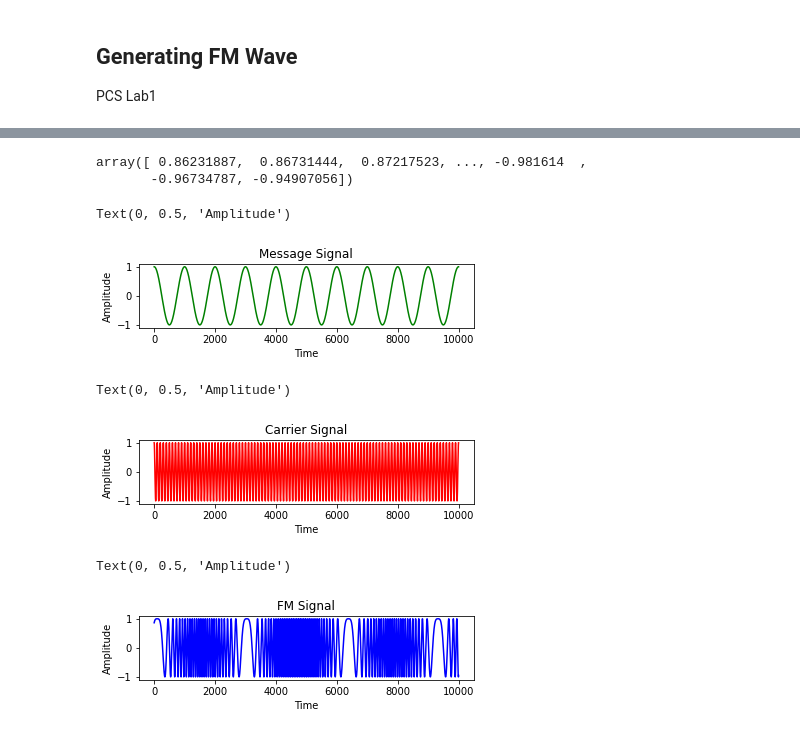
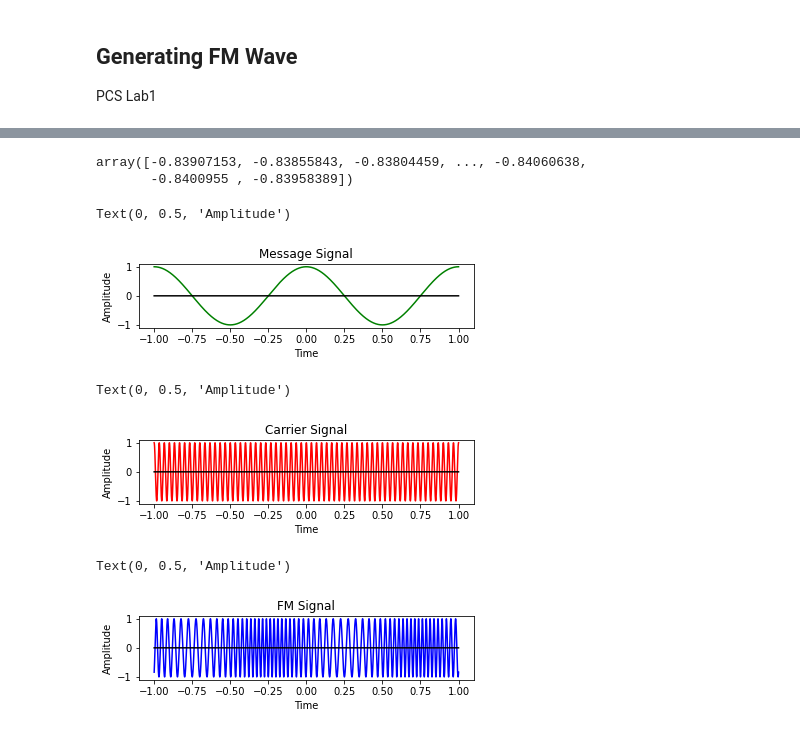
Before and after one commit to SravanChittupalli/PCS-LAB, a Jupyter notebook: generateFM.ipynb, the cells around one changed output, grey strips where cells are left out. Saved outputs shown, nothing was run; the diff lists cells and outputs as text; code cells hidden in the pictures.

```diff
--- a/generateFM.ipynb
+++ b/generateFM.ipynb
@@ -15,8 +16,8 @@ fm= 1   # modulation freq
 # %%
-T= 10    # TimePeriod in sec
+fs= 400000 # sampling freq
+T= 1    # TimePeriod in sec
 twopi= 2*np.pi
-beta = 100
 # %%
-t = np.linspace(0 , T, num=fs, endpoint=False)
+t = np.linspace(-T , T, num=fs, endpoint=False)
 t
 # %% [output]
@@ -25,4 +26,4 @@ array([0.000e+00, 1.000e-03, 2.000e-03, ..., 9.997e+00, 9.998e+00,
 # %%
-message = np.cos(twopi*fm*t)
+message = eval("np."+message_func)
 message
 # %% [output]
@@ -37,33 +37,36 @@ array([1.        , 0.99802673, 0.9921147 , ..., 0.98228725, 0.9921147 ,
 # %%
-output = np.cos(10*t + beta*np.cos(1*t))
+output = np.cos(twopi*fc*t + kf*message)
 output
 # %% [output]
-array([ 0.86231887,  0.86731444,  0.87217523, ..., -0.981614  ,
-       -0.96734787, -0.94907056])
+array([-0.83907153, -0.83855843, -0.83804459, ..., -0.84060638,
+       -0.8400955 , -0.83958389])
 # %%
 plt.subplot(3,1,1)
 plt.title("Message Signal")
-plt.plot(message,'green')
+plt.plot(t,message,'green')
+plt.plot(t , 0*t,"black")
 plt.xlabel('Time')
 plt.ylabel('Amplitude')
 # %% [output]
 Text(0, 0.5, 'Amplitude')
-[figure, old version]
+[figure, new version]
 # %%
 plt.subplot(3,1,1)
 plt.title("Carrier Signal")
-plt.plot(carrier,'red')
+plt.plot(t,carrier,'red')
+plt.plot(t , 0*t,"black")
 plt.xlabel('Time')
 plt.ylabel('Amplitude')
 # %% [output]
 Text(0, 0.5, 'Amplitude')
-[figure, old version]
+[figure, new version]
 # %%
 plt.subplot(3,1,1)
 plt.title("FM Signal")
-plt.plot(output,'blue')
+plt.plot(t,output,'blue')
+plt.plot(t , 0*t,"black")
 plt.xlabel('Time')
 plt.ylabel('Amplitude')
 # %% [output]
 Text(0, 0.5, 'Amplitude')
-[figure, old version]
+[figure, new version]
```
Also changed, not shown: parts of 5 cells of this notebook.
